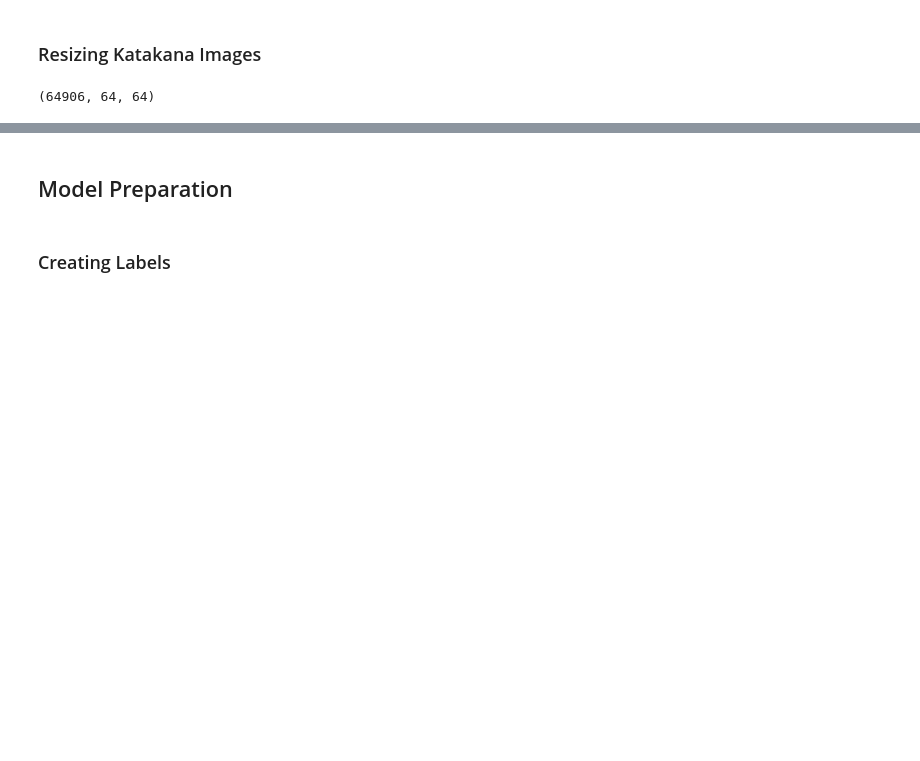
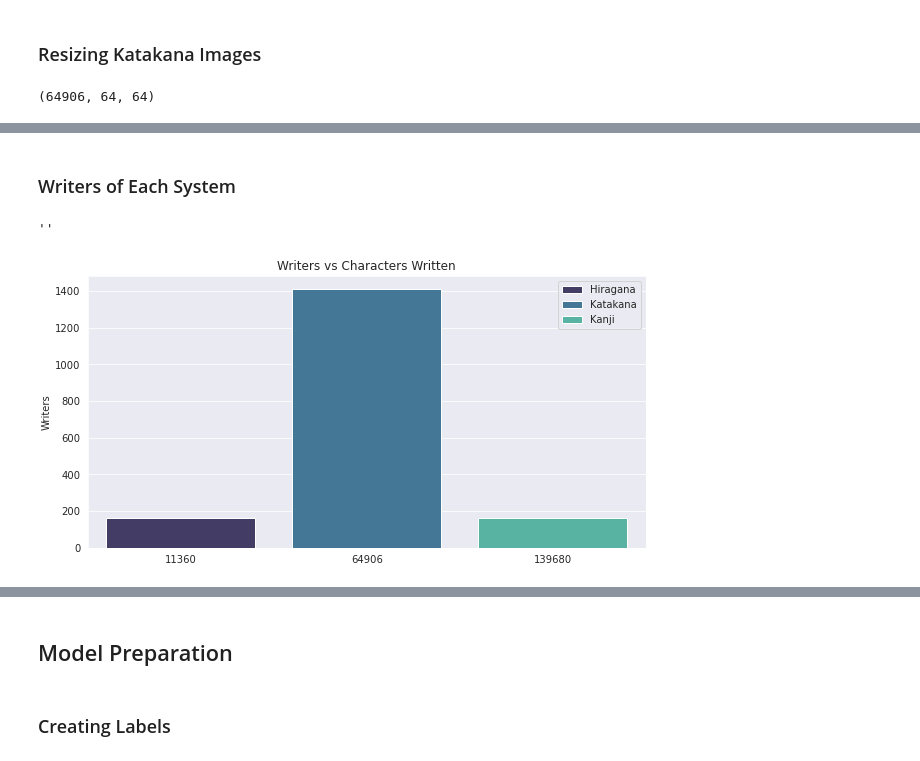
Before and after one commit to Mynusjanai/japanese_classification, a Jupyter notebook: japanese_classification.ipynb, the cells around one changed output, grey strips where cells are left out. Cells and saved outputs as stored; diff of their text form; code cells hidden in the pictures; blank space fills up the shorter version.

```diff
--- a/japanese_classification.ipynb
+++ b/japanese_classification.ipynb
@@ -339,0 +356,17 @@ katakana_images.shape
+# %% [markdown]
+### Writers of Each System
+# %%
+writer_data = {'Hiragana': hiragana_writers, 'Katakana': katakana_writers, 'Kanji': kanji_writers}
+writer_names = list(writer_data.keys())
+writer_values = list(writer_data.values())
+
+with sns.axes_style("darkgrid"):
+    plt.figure(figsize = (10, 5))
+    plt.title('Writers vs Characters Written')
+    plt.ylabel('Writers')
+    sns.barplot(x = char_values, y = writer_values, palette = 'mako', hue = writer_names, dodge = False)
+    # plt.savefig('img/writers.png')
+;
+# %% [output]
+''
+[figure, added]
```
Also changed, not shown: parts of 50 cells of this notebook, 6 other files.
